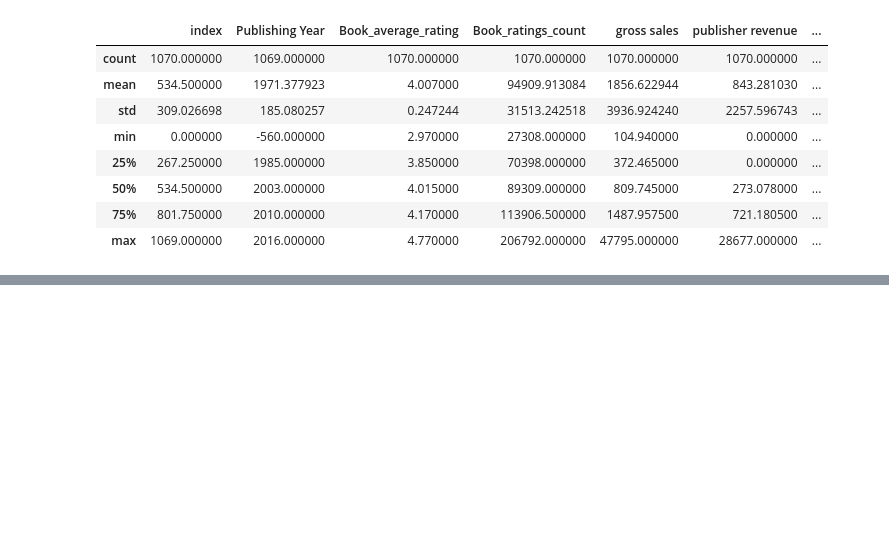
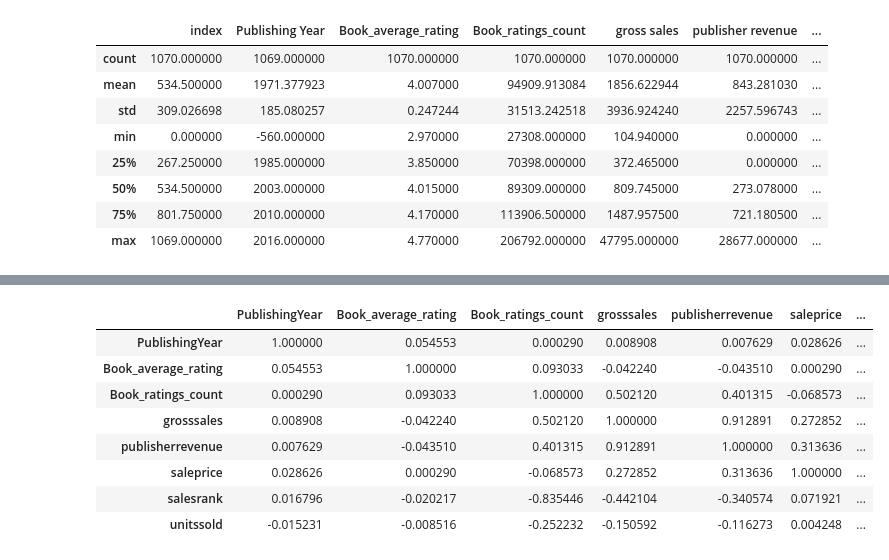
Before and after one commit to AichaELMouta/Books_sales_Regression, a Jupyter notebook: Book_sales.ipynb, the cells around one changed output, grey strips where cells are left out. Saved outputs shown, nothing was run; the diff lists cells and outputs as text; code cells hidden in the pictures; blank space fills up the shorter version.

```diff
--- a/Book_sales.ipynb
+++ b/Book_sales.ipynb
@@ -81,0 +176,12 @@ books.tail(5)
+# %%
+books.corr()
+# %% [output]
+|  | PublishingYear | Book_average_rating | Book_ratings_count | grosssales | publisherrevenue | saleprice | ... |
+| PublishingYear | 1.000000 | 0.054553 | 0.000290 | 0.008908 | 0.007629 | 0.028626 | ... |
+| Book_average_rating | 0.054553 | 1.000000 | 0.093033 | -0.042240 | -0.043510 | 0.000290 | ... |
+| Book_ratings_count | 0.000290 | 0.093033 | 1.000000 | 0.502120 | 0.401315 | -0.068573 | ... |
+| grosssales | 0.008908 | -0.042240 | 0.502120 | 1.000000 | 0.912891 | 0.272852 | ... |
+| publisherrevenue | 0.007629 | -0.043510 | 0.401315 | 0.912891 | 1.000000 | 0.313636 | ... |
+| saleprice | 0.028626 | 0.000290 | -0.068573 | 0.272852 | 0.313636 | 1.000000 | ... |
+| salesrank | 0.016796 | -0.020217 | -0.835446 | -0.442104 | -0.340574 | 0.071921 | ... |
+| unitssold | -0.015231 | -0.008516 | -0.252232 | -0.150592 | -0.116273 | 0.004248 | ... |
```
Also changed, not shown: parts of 16 cells of this notebook.
